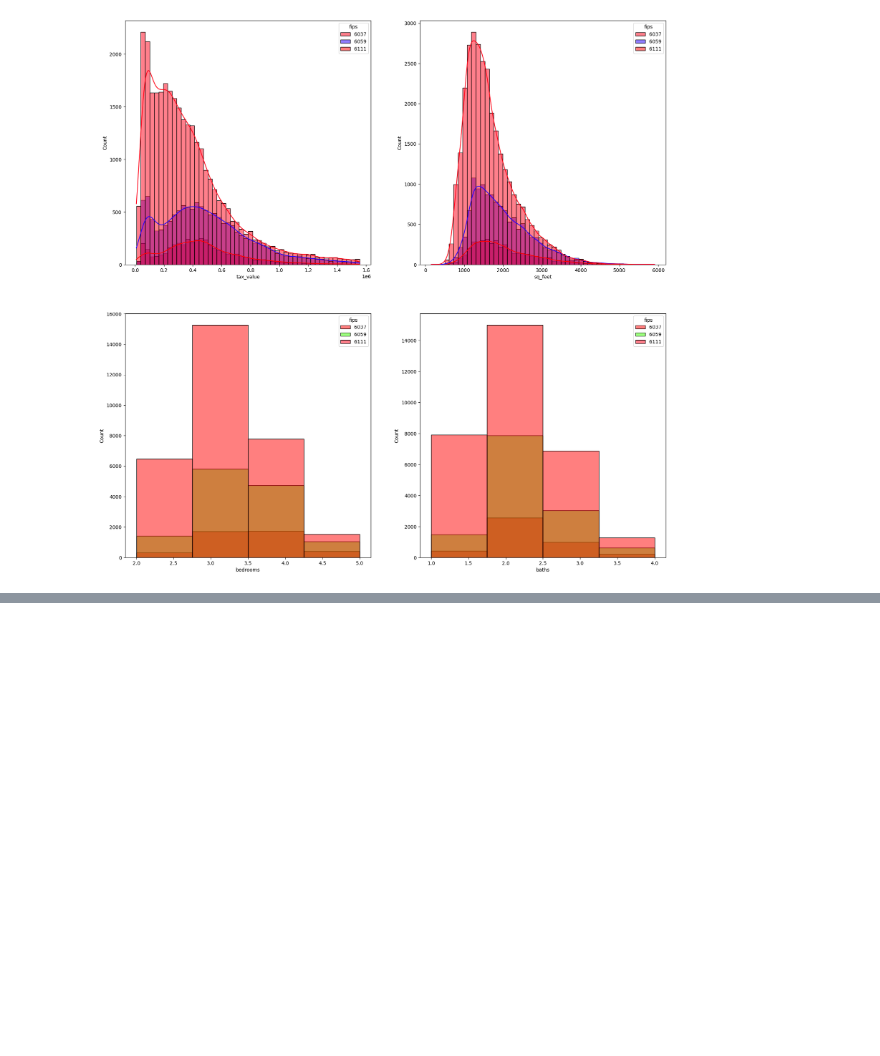
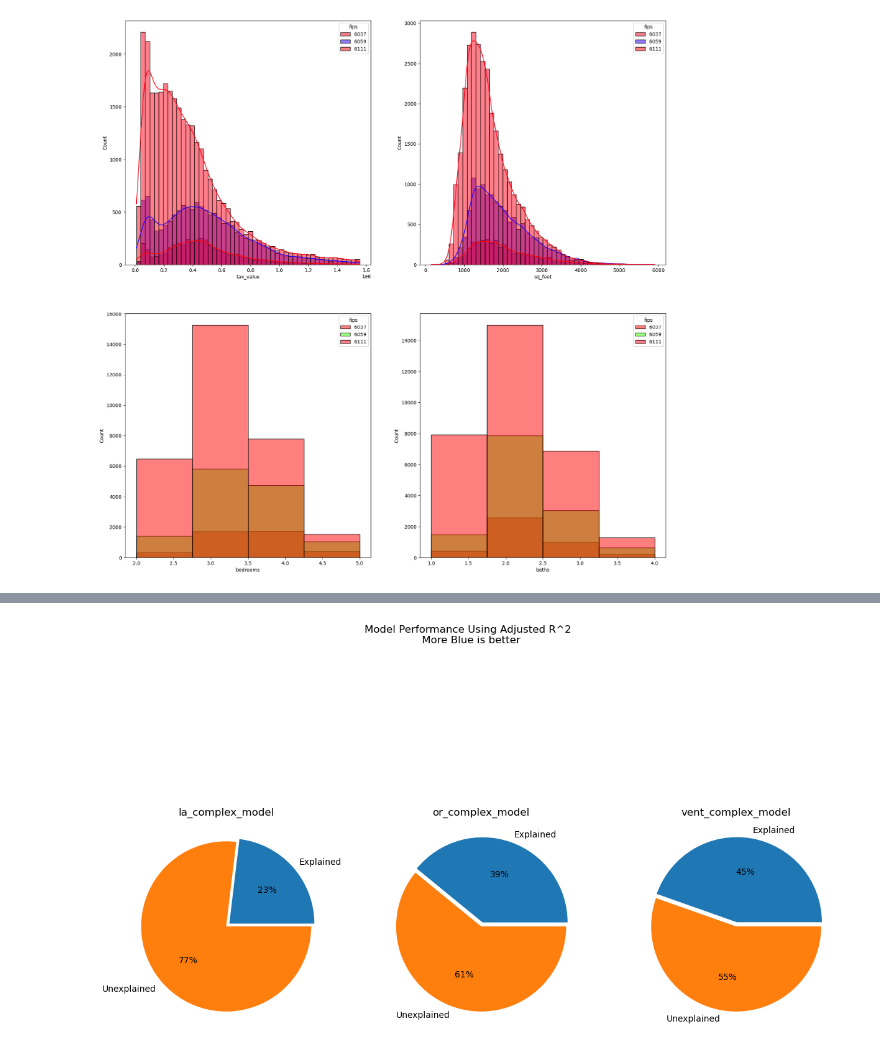
Before and after one commit to jcrosenberger/regression_zillow_2017, a Jupyter notebook: presentation_notebook.ipynb, the cells around one changed output, grey strips where cells are left out. Drawn from its saved outputs; the diff is of its cells as text; code cells hidden in the pictures; blank space fills up the shorter version.

```diff
--- a/presentation_notebook.ipynb
+++ b/presentation_notebook.ipynb
@@ -171,0 +123,6 @@ prediction_df = do_regression()
+# %%
+final = pit.test_model(complex_df, simple_df)
+# %%
+pit.final_pies(final)
+# %% [output]
+[figure, added]
```
Also changed, not shown: parts of 24 cells of this notebook, 3 other files.
